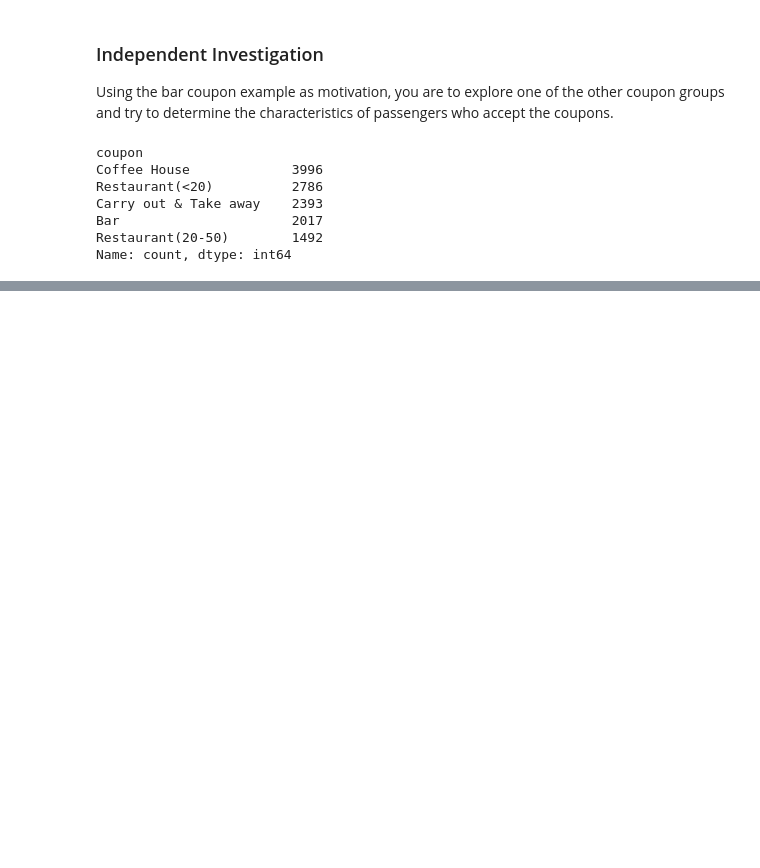
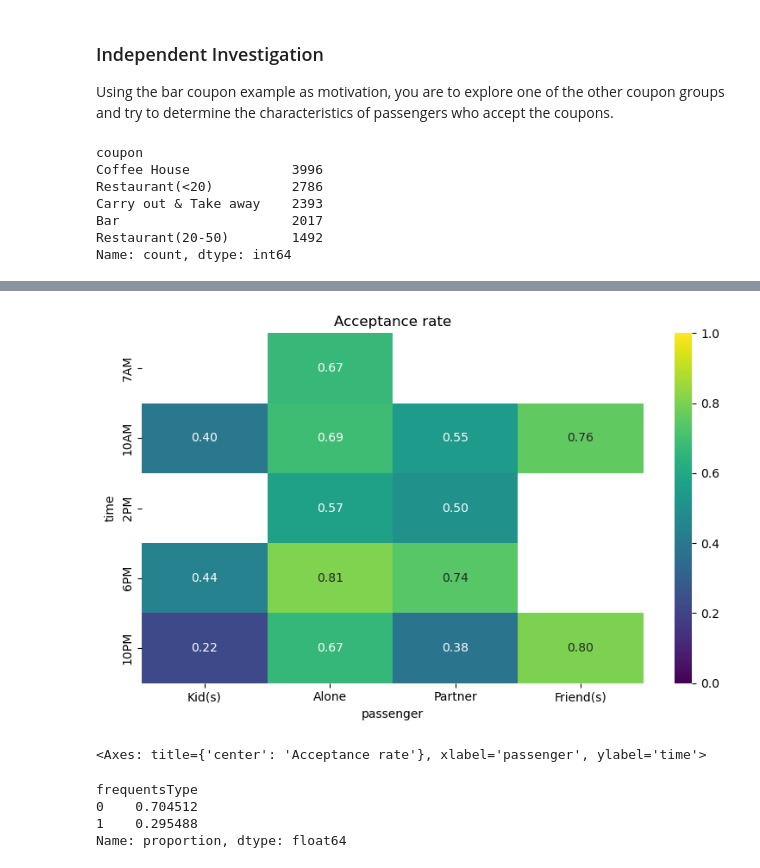
Before and after one commit to mualexander/ucbaicart, a Jupyter notebook: module05/assignment5_1/prompt.ipynb, the cells around one changed output, grey strips where cells are left out. Saved outputs shown, nothing was run; the diff lists cells and outputs as text; code cells hidden in the pictures; blank space fills up the shorter version.

```diff
--- a/module05/assignment5_1/prompt.ipynb
+++ b/module05/assignment5_1/prompt.ipynb
@@ -464,0 +405,28 @@ Partner    0.567568  0.432432
+# %%
+def acceptance_heatmap(df, time_col='time', passenger_col='passenger', y_col='Y',
+                       query=None, title=None, ax=None):
+    # filter
+    data = df.query(query) if query else df
+
+    # compute rates
+    pivot = (data.groupby([time_col, passenger_col], observed=True)[y_col]
+               .mean()
+               .unstack(passenger_col))
+
+    # make a fresh axes if caller didn't pass one
+    created_fig = False
+    if ax is None:
+        fig, ax = plt.subplots(figsize=(8, 5))
+        created_fig = True
+
+    sns.heatmap(pivot, ax=ax, annot=True, fmt=".2f", vmin=0, vmax=1, cmap="viridis")
+    ax.set_title(title or "Acceptance rate")
+    ax.set_xlabel(passenger_col)
+    ax.set_ylabel(time_col)
+
+    if created_fig:
+        plt.tight_layout()
+        plt.show()
+        plt.close(fig)  # important in notebooks / loops
+
+    return ax
@@ -464,0 +439,14 @@ Partner    0.567568  0.432432
+# %%
+# Look at the coupon habits for bargoers based on time of day and who is in the car with them
+acceptance_heatmap(bardf[bardf['frequentsType'] == 1])
+# %% [output]
+[figure, added]
+<Axes: title={'center': 'Acceptance rate'}, xlabel='passenger', ylabel='time'>
+# %%
+# What portion of users shown Bar Coupons were bar goers
+bardf['frequentsType'].value_counts(normalize=True)
+# %% [output]
+frequentsType
+0    0.704512
+1    0.295488
+Name: proportion, dtype: float64
```
Also changed, not shown: parts of 42 cells of this notebook.
